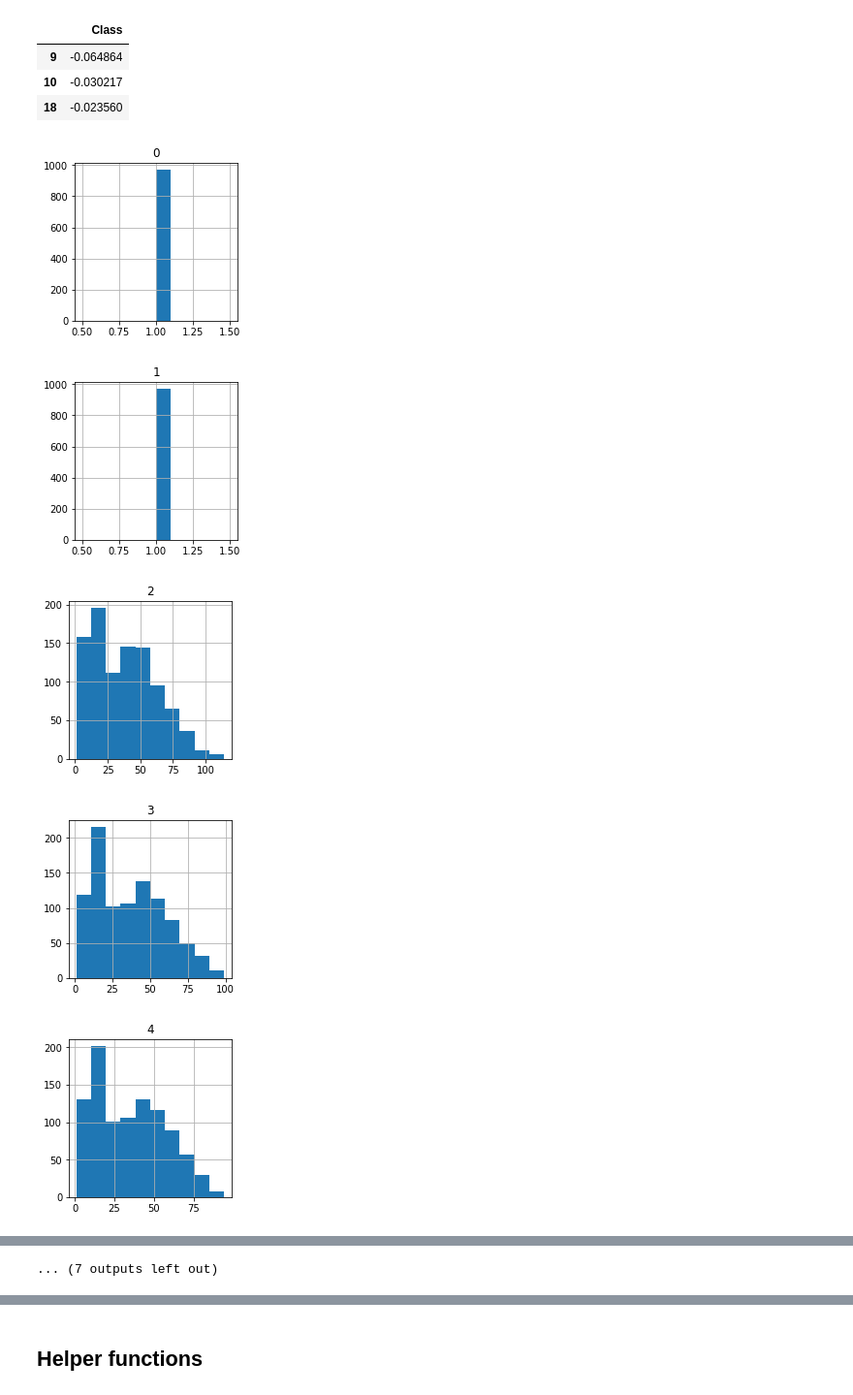
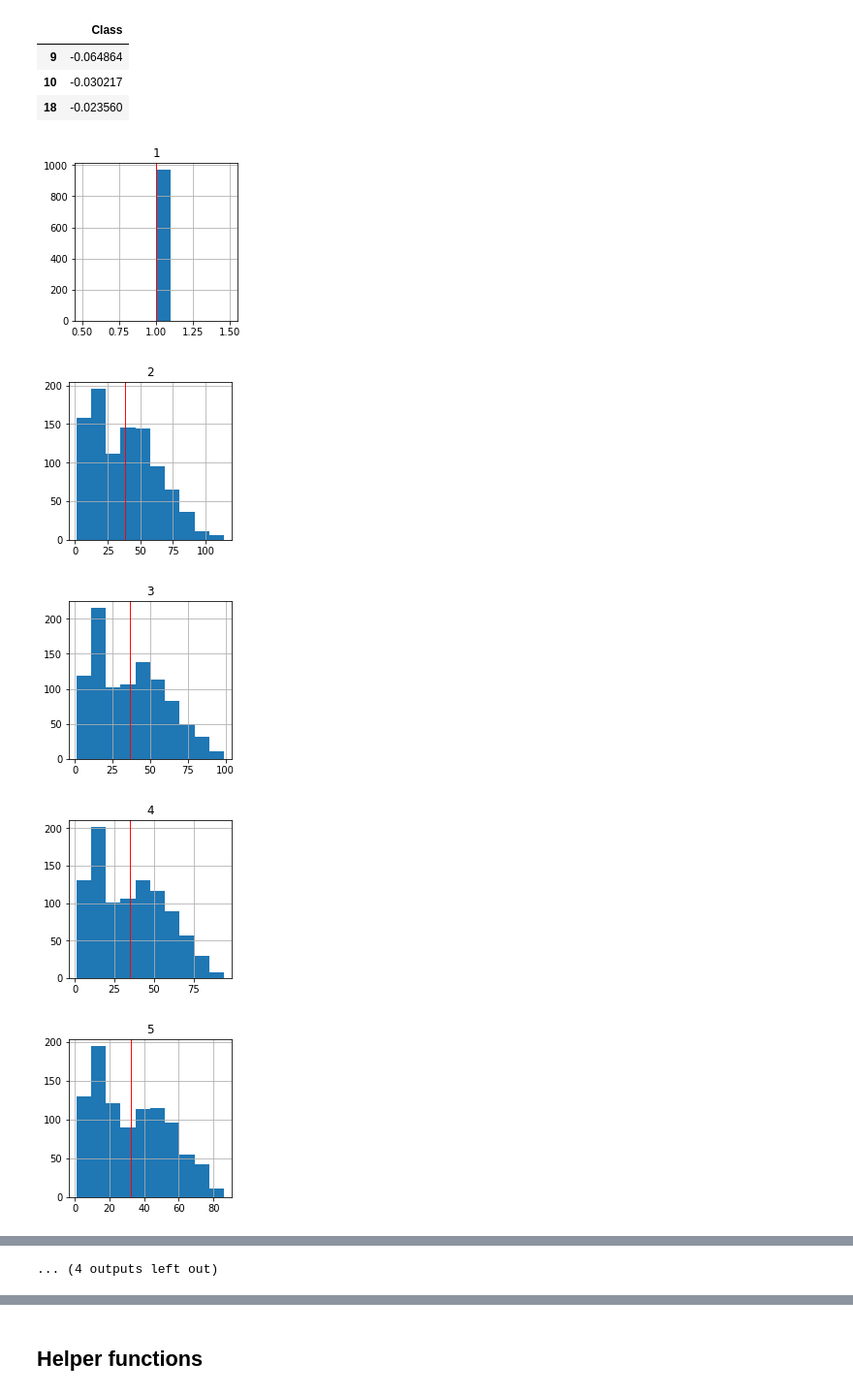
Before and after one commit to faithrts/ML-Intro, a Jupyter notebook: A1_Draft.ipynb, the cells around one changed output, grey strips where cells are left out. Shown at 97% size. Drawn from its saved outputs; the diff is of its cells as text; code cells hidden in the pictures.

Commit message:
Added percentage input parameter to train_test_split function; editing histogram helper function

```diff
--- a/A1_Draft.ipynb
+++ b/A1_Draft.ipynb
@@ -90,6 +92,15 @@ def standardize_df(df):
     standardized_df[col] = (df[col] - mean_val) / standard_dev
 
   return standardized_df
+# %%
+def create_histograms(df, column_arr = 0):
+  if column_arr == 0:
+    column_arr = list(df)
+
+  for col in column_arr:
+    df.hist(column = col, figsize = (3, 3))
+    plt.axvline(x = df[col].mean(), color = 'r', alpha = 0.97, linestyle = '-', linewidth = 1)
+    plt.show()
 # %% [markdown]
 ## Hepatitis
 # %%
@@ -197,6 +228,4 @@ neg_correlation.head()
 # %%
 ### creating histograms for columns with non-boolean values
-
-for col in non_bool_col:
-  hep_df.hist(column = col, figsize = (3,3))
+create_histograms(hep_df, non_bool_col)
 # %% [output]
@@ -286,12 +329,10 @@ neg_correlation.head()
 # %%
 ### creating histograms for each value
 
-for col in mess_df:
-  if col != "Class":
-    mess_df.hist(column = col, figsize = (3,3))
+create_histograms(mess_df, list(mess_df)[2:18])
 # %% [output]
-[figure, old version]
+[figure, new version]
-[figure, old version]
+[figure, new version]
-[figure, old version]
+[figure, new version]
-[figure, old version]
+[figure, new version]
-[figure, old version]
+[figure, new version]
@@ -305 +346 @@ for col in mess_df:
-... (7 outputs left out)
+... (4 outputs left out)
```
Also changed, not shown: parts of 11 cells of this notebook.
